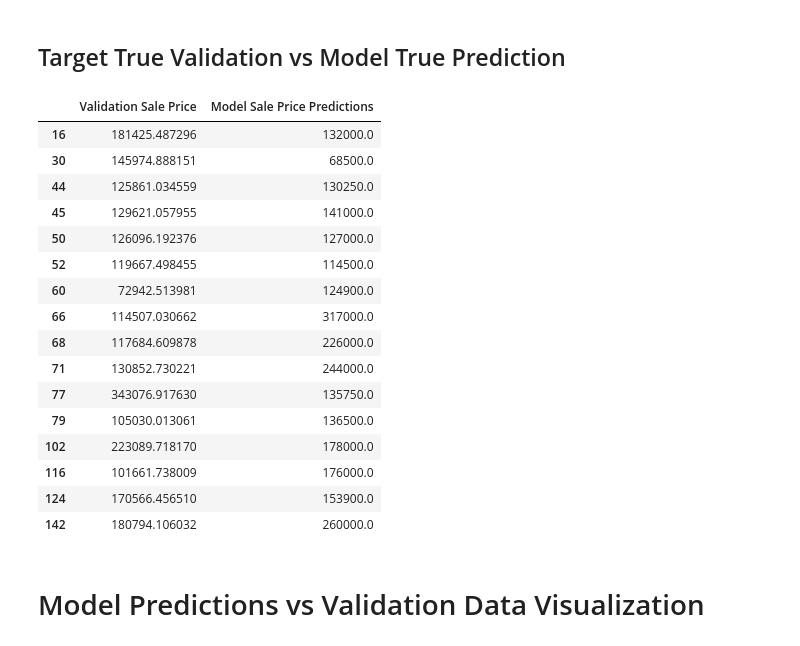
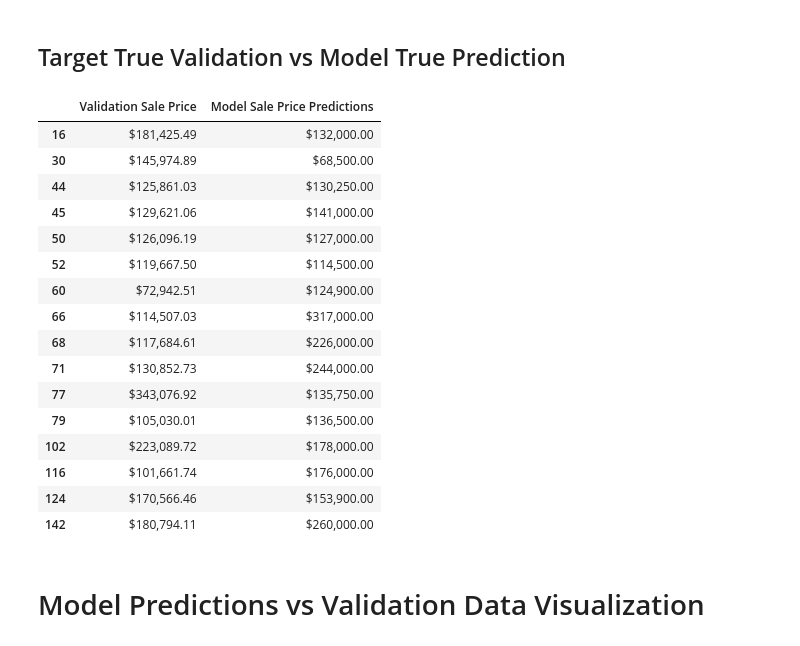
Before and after one commit to jdwatson08/House-Price-Model, a Jupyter notebook: House_price_model.ipynb, the cells around one changed output. Saved outputs shown, nothing was run; the diff lists cells and outputs as text; code cells hidden in the pictures.

```diff
--- a/House_price_model.ipynb
+++ b/House_price_model.ipynb
@@ -318,28 +314,29 @@ display(new_table_log)
 # %% [markdown]
 ## Target True Validation vs Model True Prediction
 # %%
+pd.options.display.float_format = '${:,.2f}'.format
 new_table_list = [pd.DataFrame(np.exp(model_predictions)),pd.DataFrame(np.exp(y_val))]
 new_table =  pd.concat(new_table_list, axis = 1, join='inner')
 new_table.rename(columns={0: "Validation Sale Price", "SalePrice": "Model Sale Price Predictions"}, inplace=True)
 display(new_table)
 # %% [output]
 |  | Validation Sale Price | Model Sale Price Predictions |
-| 16 | 181425.487296 | 132000.0 |
-| 30 | 145974.888151 | 68500.0 |
-| 44 | 125861.034559 | 130250.0 |
-| 45 | 129621.057955 | 141000.0 |
-| 50 | 126096.192376 | 127000.0 |
-| 52 | 119667.498455 | 114500.0 |
-| 60 | 72942.513981 | 124900.0 |
-| 66 | 114507.030662 | 317000.0 |
-| 68 | 117684.609878 | 226000.0 |
-| 71 | 130852.730221 | 244000.0 |
-| 77 | 343076.917630 | 135750.0 |
-| 79 | 105030.013061 | 136500.0 |
-| 102 | 223089.718170 | 178000.0 |
-| 116 | 101661.738009 | 176000.0 |
-| 124 | 170566.456510 | 153900.0 |
-| 142 | 180794.106032 | 260000.0 |
+| 16 | $181,425.49 | $132,000.00 |
+| 30 | $145,974.89 | $68,500.00 |
+| 44 | $125,861.03 | $130,250.00 |
+| 45 | $129,621.06 | $141,000.00 |
+| 50 | $126,096.19 | $127,000.00 |
+| 52 | $119,667.50 | $114,500.00 |
+| 60 | $72,942.51 | $124,900.00 |
+| 66 | $114,507.03 | $317,000.00 |
+| 68 | $117,684.61 | $226,000.00 |
+| 71 | $130,852.73 | $244,000.00 |
+| 77 | $343,076.92 | $135,750.00 |
+| 79 | $105,030.01 | $136,500.00 |
+| 102 | $223,089.72 | $178,000.00 |
+| 116 | $101,661.74 | $176,000.00 |
+| 124 | $170,566.46 | $153,900.00 |
+| 142 | $180,794.11 | $260,000.00 |
 # %% [markdown]
 # Model Predictions vs Validation Data Visualization
 # %%
```
Also changed, not shown: parts of 7 cells of this notebook.
